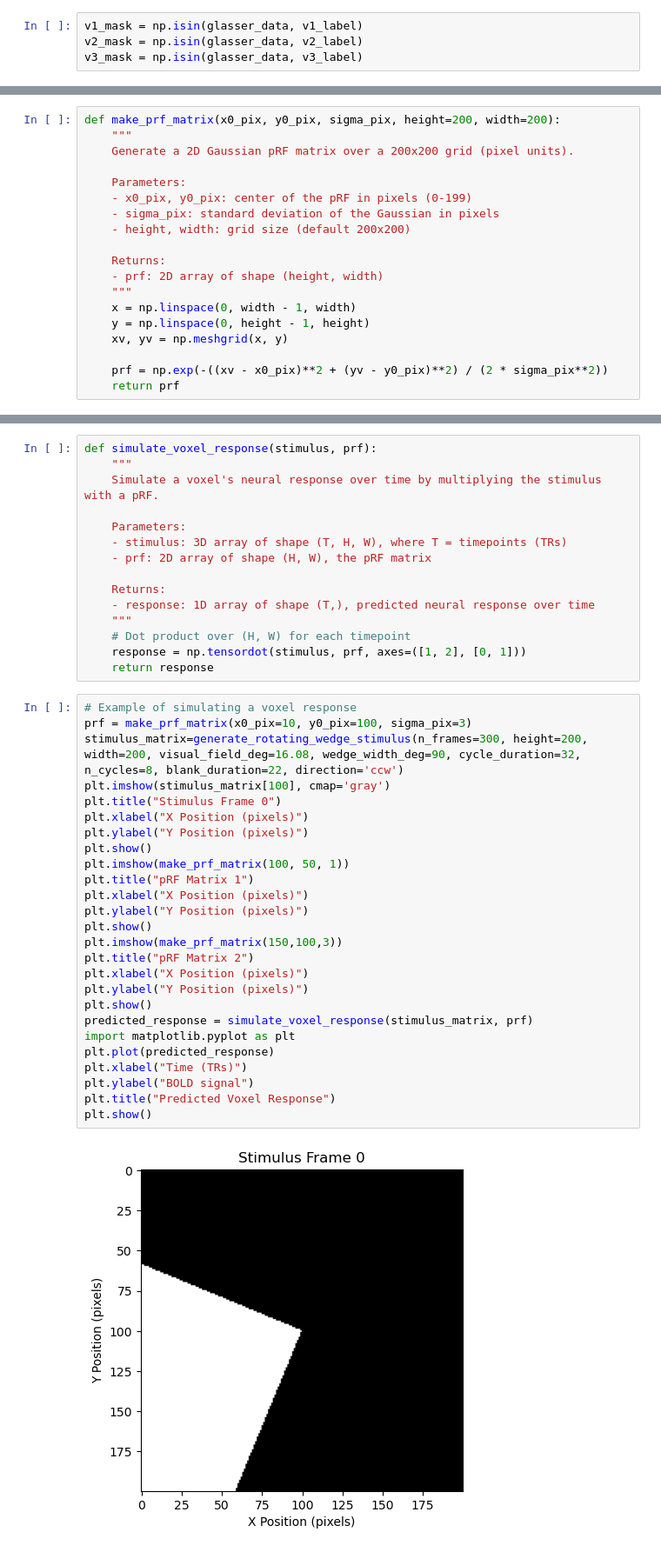
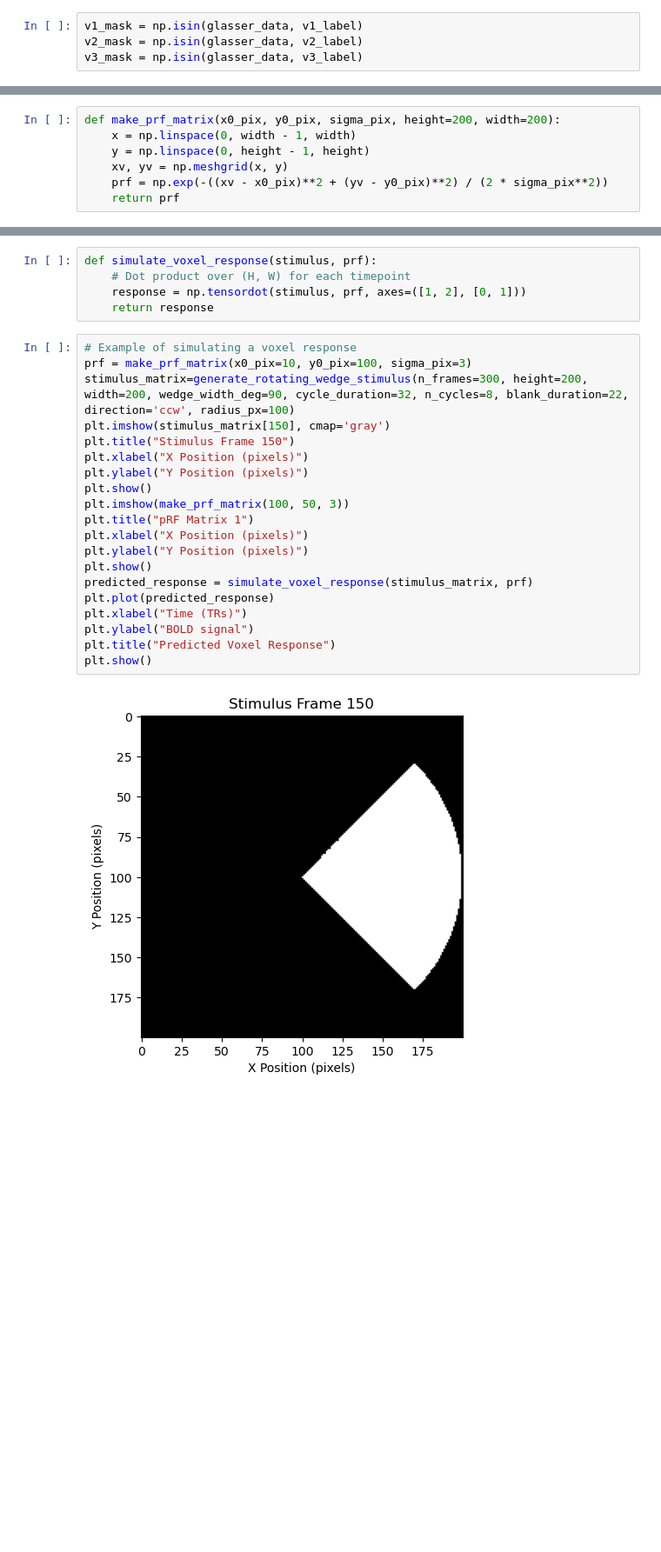
Before and after one commit to JosephineTu/NMA-Project, a Jupyter notebook: response_model-1.ipynb, the cells around one changed output, grey strips where cells are left out. Shown: that part at 87% size. Drawn from its saved outputs; the diff is of its cells as text; blank space fills up the shorter version.

```diff
--- a/response_model-1.ipynb
+++ b/response_model-1.ipynb
@@ -196,20 +159,8 @@ print(stimulus_matrix.shape)
 (300, 200, 200)
 # %%
 def make_prf_matrix(x0_pix, y0_pix, sigma_pix, height=200, width=200):
-    """
-    Generate a 2D Gaussian pRF matrix over a 200x200 grid (pixel units).
-
-    Parameters:
-    - x0_pix, y0_pix: center of the pRF in pixels (0-199)
-    - sigma_pix: standard deviation of the Gaussian in pixels
-    - height, width: grid size (default 200x200)
-
-    Returns:
-    - prf: 2D array of shape (height, width)
-    """
     x = np.linspace(0, width - 1, width)
     y = np.linspace(0, height - 1, height)
     xv, yv = np.meshgrid(x, y)
-
     prf = np.exp(-((xv - x0_pix)**2 + (yv - y0_pix)**2) / (2 * sigma_pix**2))
     return prf
@@ -232,43 +167,27 @@ NameError: name 'left_cortex_data' is not defined
 # %%
 def simulate_voxel_response(stimulus, prf):
-    """
-    Simulate a voxel's neural response over time by multiplying the stimulus with a pRF.
-
-    Parameters:
-    - stimulus: 3D array of shape (T, H, W), where T = timepoints (TRs)
-    - prf: 2D array of shape (H, W), the pRF matrix
-
-    Returns:
-    - response: 1D array of shape (T,), predicted neural response over time
-    """
     # Dot product over (H, W) for each timepoint
     response = np.tensordot(stimulus, prf, axes=([1, 2], [0, 1]))
     return response
 # %%
 # Example of simulating a voxel response
 prf = make_prf_matrix(x0_pix=10, y0_pix=100, sigma_pix=3)
-stimulus_matrix=generate_rotating_wedge_stimulus(n_frames=300, height=200, width=200, visual_field_deg=16.08, wedge_width_deg=90, cycle_duration=32, n_cycles=8, blank_duration=22, direction='ccw')
-plt.imshow(stimulus_matrix[100], cmap='gray')
-plt.title("Stimulus Frame 0")
+stimulus_matrix=generate_rotating_wedge_stimulus(n_frames=300, height=200, width=200, wedge_width_deg=90, cycle_duration=32, n_cycles=8, blank_duration=22, direction='ccw', radius_px=100)
+plt.imshow(stimulus_matrix[150], cmap='gray')
+plt.title("Stimulus Frame 150")
 plt.xlabel("X Position (pixels)")
 plt.ylabel("Y Position (pixels)")
 plt.show()
-plt.imshow(make_prf_matrix(100, 50, 1))
+plt.imshow(make_prf_matrix(100, 50, 3))
 plt.title("pRF Matrix 1")
 plt.xlabel("X Position (pixels)")
 plt.ylabel("Y Position (pixels)")
 plt.show()
-plt.imshow(make_prf_matrix(150,100,3))
-plt.title("pRF Matrix 2")
-plt.xlabel("X Position (pixels)")
-plt.ylabel("Y Position (pixels)")
-plt.show()
 predicted_response = simulate_voxel_response(stimulus_matrix, prf)
-import matplotlib.pyplot as plt
 plt.plot(predicted_response)
 plt.xlabel("Time (TRs)")
 plt.ylabel("BOLD signal")
 plt.title("Predicted Voxel Response")
 plt.show()
 # %% [output]
-[figure, old version]
+[figure, new version]
```
Also changed, not shown: parts of 24 cells of this notebook, 1 other file.
